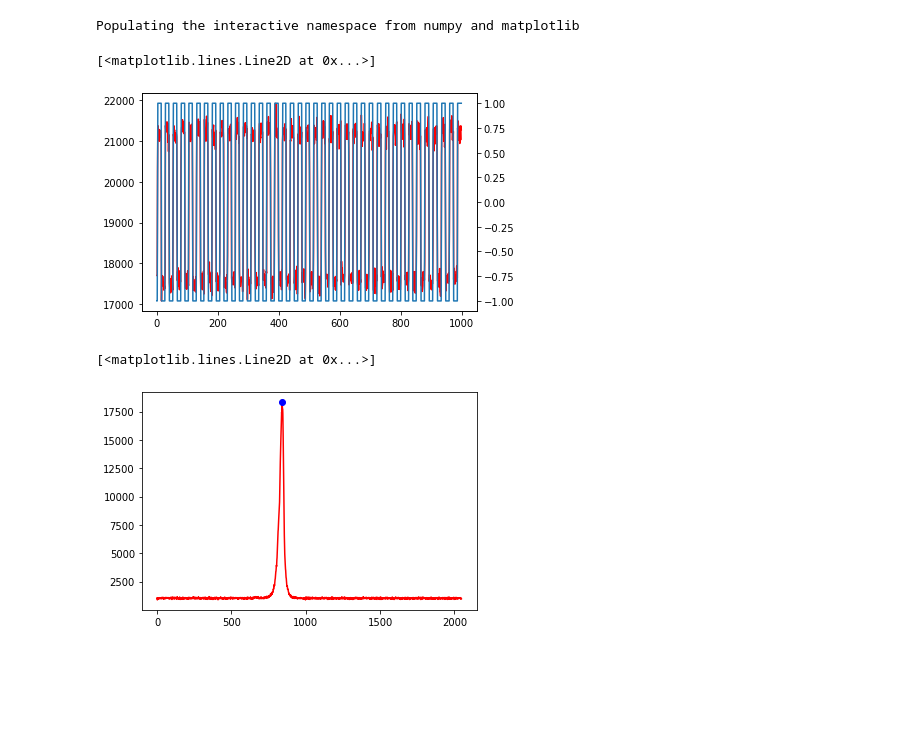
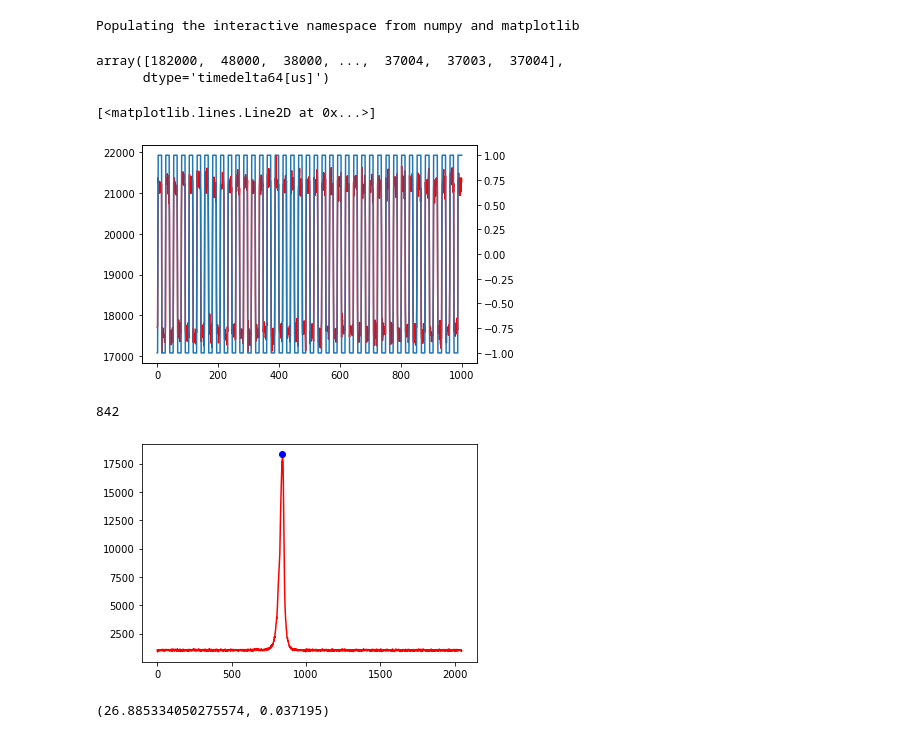
Before and after one commit to Bruyant/MChD-python, a Jupyter notebook: src/mchd_python/Demod.ipynb, the cells around one changed output. Saved outputs shown, nothing was run; the diff lists cells and outputs as text; code cells hidden in the pictures; blank space fills up the shorter version.

```diff
--- a/src/mchd_python/Demod.ipynb
+++ b/src/mchd_python/Demod.ipynb
@@ -5,20 +5,32 @@
 # %% [output]
 Populating the interactive namespace from numpy and matplotlib
 # %%
-datas=np.load('run30000.npz')
+datas=np.load(r'\\data\OPENDATA\Instrumentation\Chirality\MChD\MChD-python\run30000.npz')
 res=datas['res']
 ttlin=datas['ttlin']
 tstamps=datas['tstamps']
+# %%
+tstamps[-1]-tstamps[0]
+# %% [output]
+array([182000,  48000,  38000, ...,  37004,  37003,  37004],
+      dtype='timedelta64[us]')
 # %%
 plot(res[840,:1000],'r-')
 plt.twinx()
 plot(ttlin[:1000]-1,'-')
 # %% [output]
 [<matplotlib.lines.Line2D at 0x...>]
-[figure, old version]
+[figure, new version]
 # %%
 plot(res[:,0],'r')
 plot(argmax(res[:,0]),max(res[:,0]),'bo')
+argmax(res[:,0])
 # %% [output]
-[<matplotlib.lines.Line2D at 0x...>]
+842
-[figure, old version]
+[figure, new version]
+# %%
+#getting mean sample frequency
+Fs=np.timedelta64(1, 's')/mean(diff(tstamps))
+Fs,1/Fs
+# %% [output]
+(26.885334050275574, 0.037195)
```
Also changed, not shown: parts of 10 cells of this notebook.
